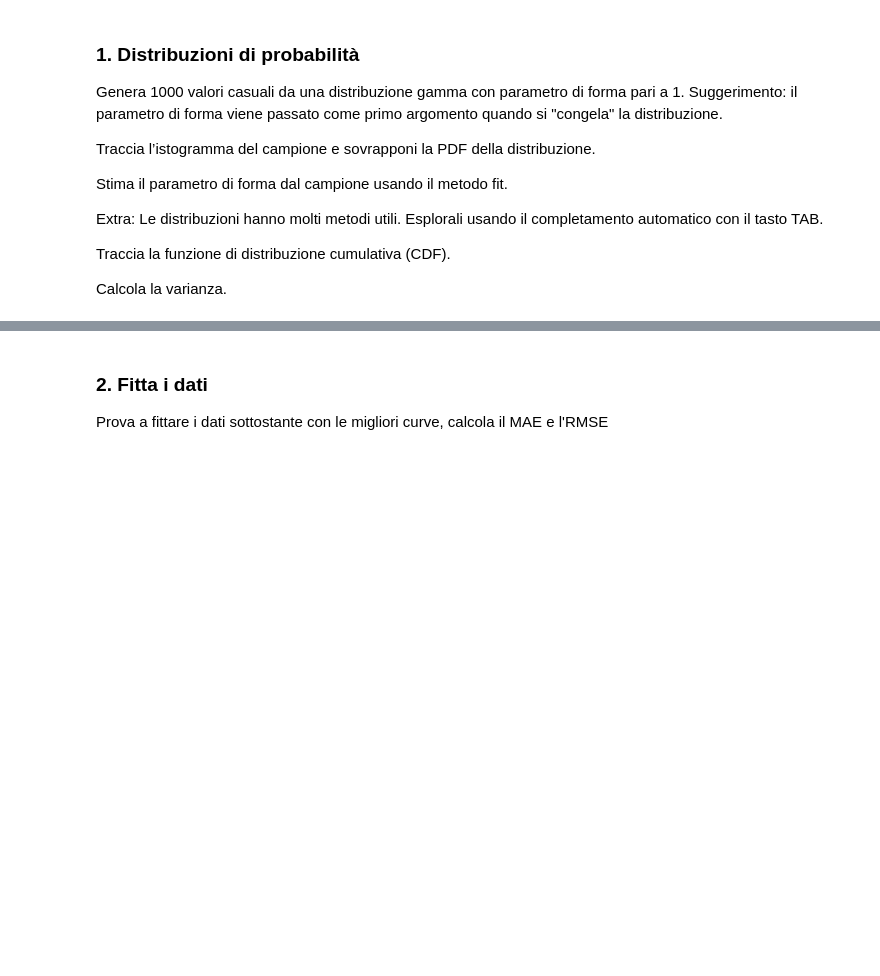
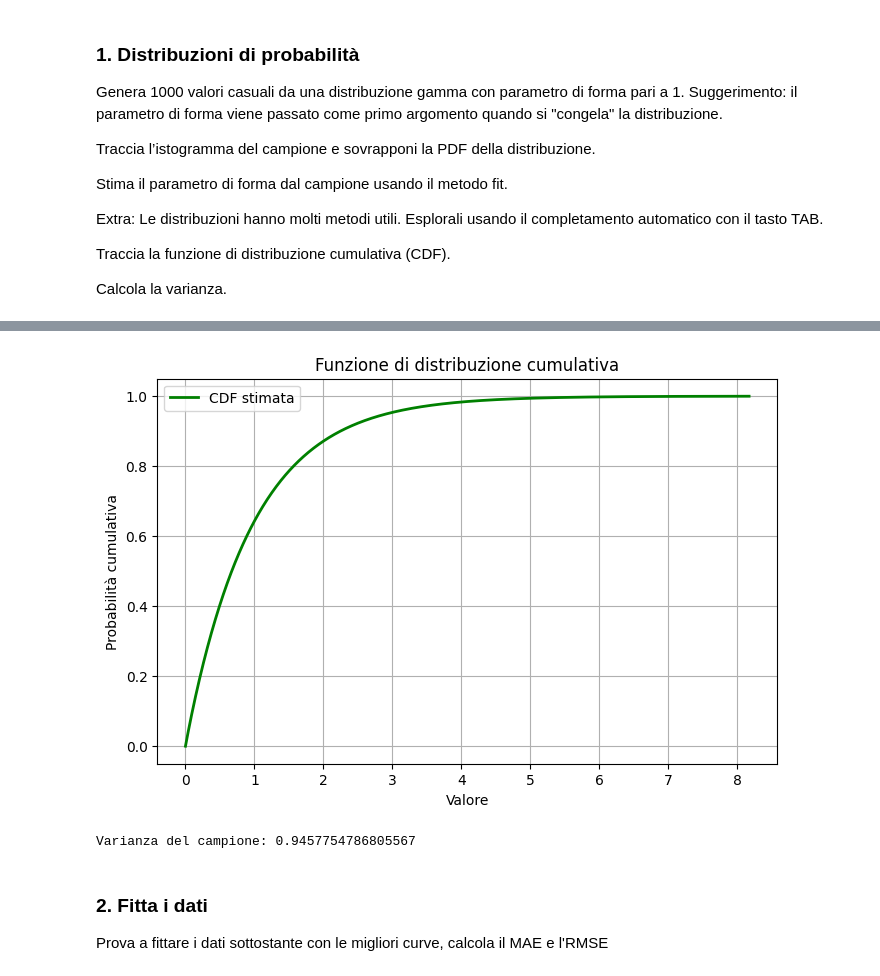
Before and after one commit to lisacontardo/Lab_2, a Jupyter notebook: 6_Esercizi_lez_6.ipynb, the cells around one changed output, grey strips where cells are left out. Saved outputs shown, nothing was run; the diff lists cells and outputs as text; code cells hidden in the pictures; blank space fills up the shorter version.

```diff
--- a/6_Esercizi_lez_6.ipynb
+++ b/6_Esercizi_lez_6.ipynb
@@ -16,3 +46,25 @@ Calcola la varianza.
+# %%
+#Traccia la funzione di distribuzione cumulativa (CDF).
+
+x = np.linspace(0, campione.max(), 1000)
+cdf = gamma.cdf(x, a=shape_fit, scale=scale_fit)
+
+plt.figure(figsize=(8,5))
+plt.plot(x, cdf, 'g', lw=2, label='CDF stimata')
+plt.title('Funzione di distribuzione cumulativa')
+plt.xlabel('Valore')
+plt.ylabel('Probabilità cumulativa')
+plt.legend()
+plt.grid(True)
+plt.show()
+# %% [output]
+[figure, added]
+# %%
+#Calcola la varianza.
+varianza = np.var(campione, ddof=1)  # ddof=1 per varianza campionaria
+print(f"Varianza del campione: {varianza}")
+# %% [output]
+Varianza del campione: 0.9457754786805567
 # %% [markdown]
 ### **2. Fitta i dati**
 Prova a fittare i dati sottostante con le migliori curve, calcola il MAE e l'RMSE
```
Also changed, not shown: parts of 3 cells of this notebook.
